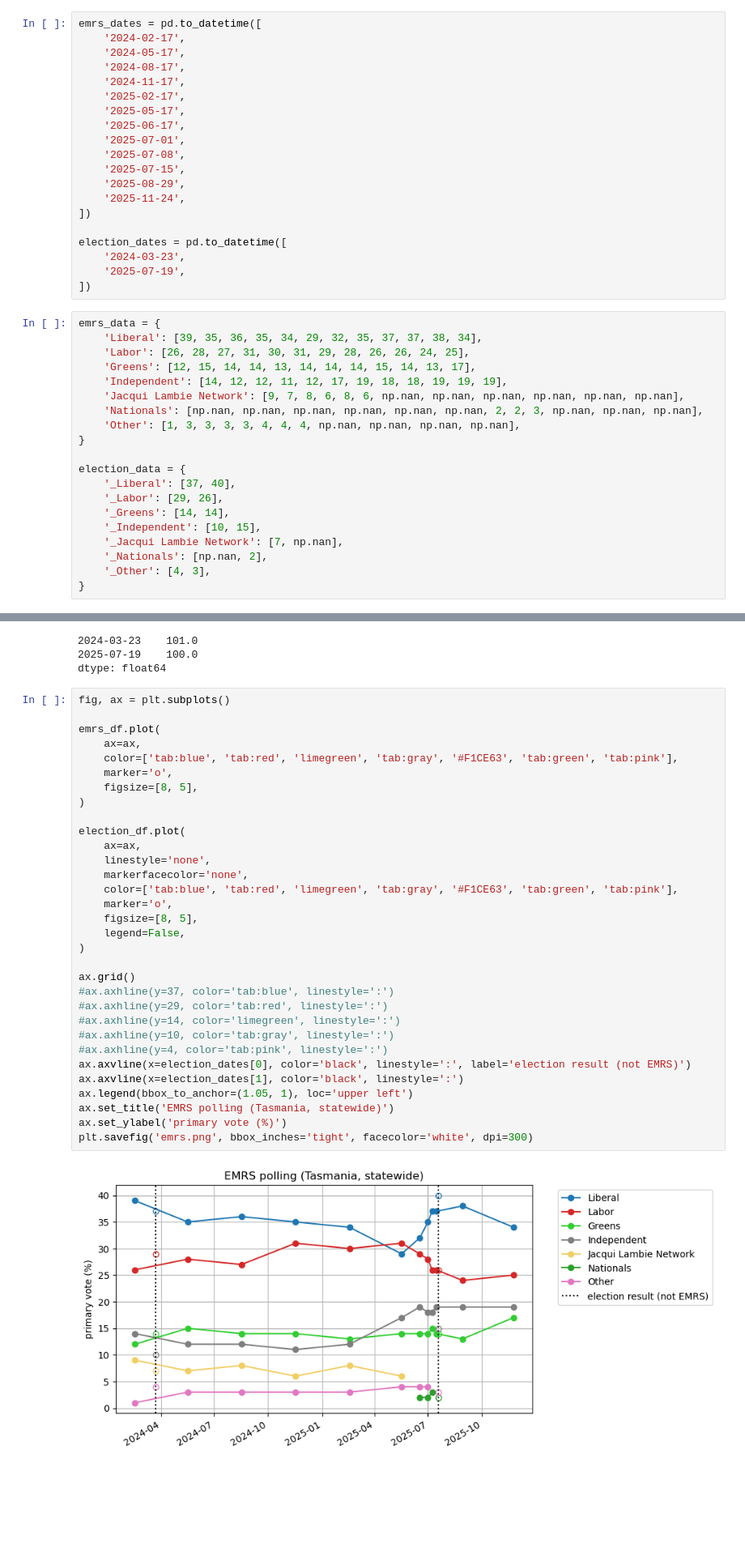
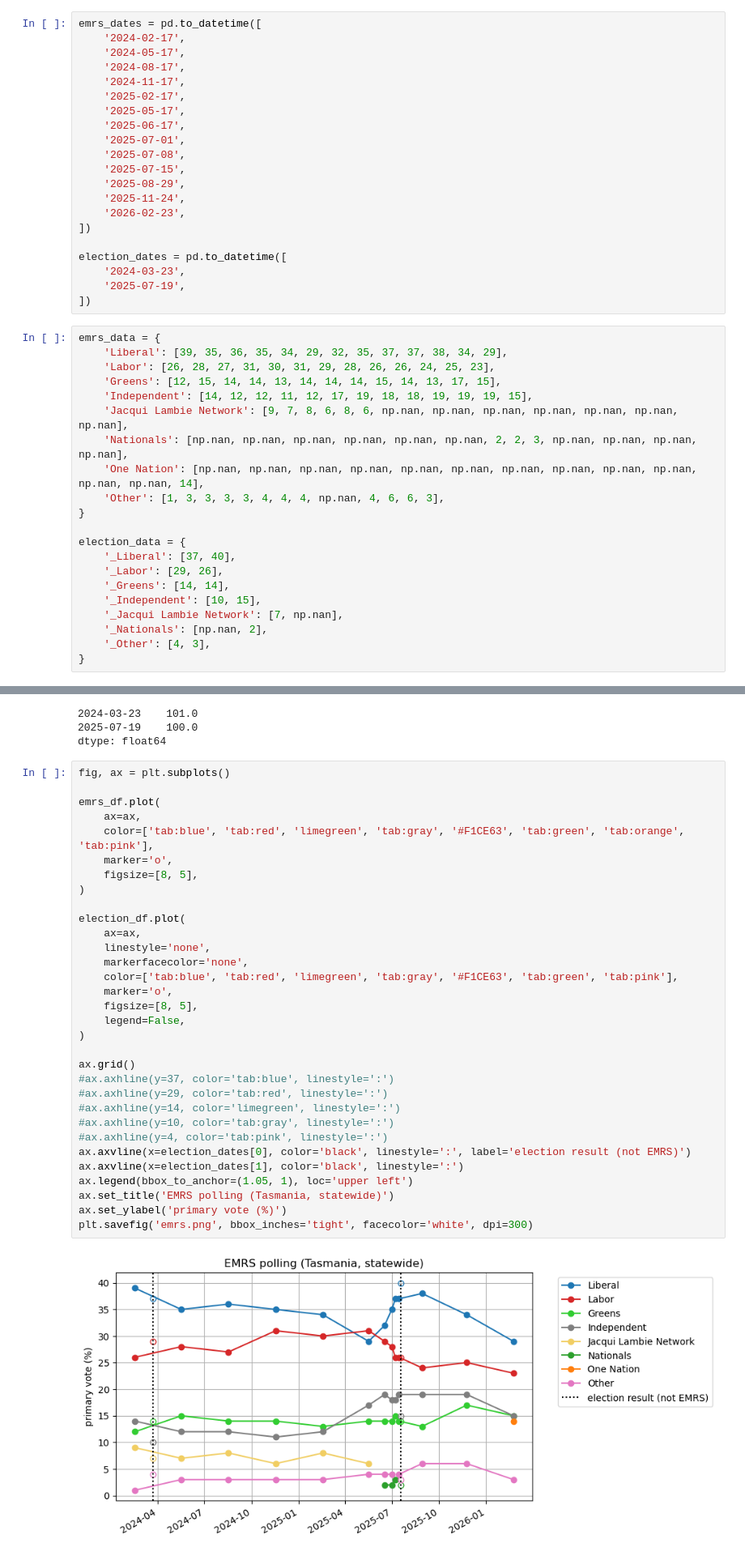
Before and after one commit to DamienIrving/election-analysis, a Jupyter notebook: EMRS.ipynb, the cells around one changed output, grey strips where cells are left out. Shown at 81% size. Saved outputs shown, nothing was run; the diff lists cells and outputs as text; blank space fills up the shorter version.

```diff
--- a/EMRS.ipynb
+++ b/EMRS.ipynb
@@ -16,6 +16,7 @@ emrs_dates = pd.to_datetime([
     '2025-07-15',
     '2025-08-29',
     '2025-11-24',
+    '2026-02-23',
 ])
 
 election_dates = pd.to_datetime([
@@ -24,13 +25,14 @@ election_dates = pd.to_datetime([
 ])
 # %%
 emrs_data = {
-    'Liberal': [39, 35, 36, 35, 34, 29, 32, 35, 37, 37, 38, 34],
-    'Labor': [26, 28, 27, 31, 30, 31, 29, 28, 26, 26, 24, 25],
-    'Greens': [12, 15, 14, 14, 13, 14, 14, 14, 15, 14, 13, 17],
-    'Independent': [14, 12, 12, 11, 12, 17, 19, 18, 18, 19, 19, 19],
-    'Jacqui Lambie Network': [9, 7, 8, 6, 8, 6, np.nan, np.nan, np.nan, np.nan, np.nan, np.nan],
-    'Nationals': [np.nan, np.nan, np.nan, np.nan, np.nan, np.nan, 2, 2, 3, np.nan, np.nan, np.nan],
-    'Other': [1, 3, 3, 3, 3, 4, 4, 4, np.nan, np.nan, np.nan, np.nan],
+    'Liberal': [39, 35, 36, 35, 34, 29, 32, 35, 37, 37, 38, 34, 29],
+    'Labor': [26, 28, 27, 31, 30, 31, 29, 28, 26, 26, 24, 25, 23],
+    'Greens': [12, 15, 14, 14, 13, 14, 14, 14, 15, 14, 13, 17, 15],
+    'Independent': [14, 12, 12, 11, 12, 17, 19, 18, 18, 19, 19, 19, 15],
+    'Jacqui Lambie Network': [9, 7, 8, 6, 8, 6, np.nan, np.nan, np.nan, np.nan, np.nan, np.nan, np.nan],
+    'Nationals': [np.nan, np.nan, np.nan, np.nan, np.nan, np.nan, 2, 2, 3, np.nan, np.nan, np.nan, np.nan],
+    'One Nation': [np.nan, np.nan, np.nan, np.nan, np.nan, np.nan, np.nan, np.nan, np.nan, np.nan, np.nan, np.nan, 14],
+    'Other': [1, 3, 3, 3, 3, 4, 4, 4, np.nan, 4, 6, 6, 3],
 }
 
 election_data = {
@@ -73,32 +76,32 @@ fig, ax = plt.subplots()
 
 emrs_df.plot(
     ax=ax,
-    color=['tab:blue', 'tab:red', 'limegreen', 'tab:gray', '#F1CE63', 'tab:green', 'tab:pink'],
+    color=['tab:blue', 'tab:red', 'limegreen', 'tab:gray', '#F1CE63', 'tab:green', 'tab:orange', 'tab:pink'],
     marker='o',
     figsize=[8, 5],
 )
 
 election_df.plot(
     ax=ax,
     linestyle='none',
     markerfacecolor='none',
     color=['tab:blue', 'tab:red', 'limegreen', 'tab:gray', '#F1CE63', 'tab:green', 'tab:pink'],
     marker='o',
     figsize=[8, 5],
     legend=False,
 )
 
 ax.grid()
 #ax.axhline(y=37, color='tab:blue', linestyle=':')
 #ax.axhline(y=29, color='tab:red', linestyle=':')
 #ax.axhline(y=14, color='limegreen', linestyle=':')
 #ax.axhline(y=10, color='tab:gray', linestyle=':')
 #ax.axhline(y=4, color='tab:pink', linestyle=':')
 ax.axvline(x=election_dates[0], color='black', linestyle=':', label='election result (not EMRS)')
 ax.axvline(x=election_dates[1], color='black', linestyle=':')
 ax.legend(bbox_to_anchor=(1.05, 1), loc='upper left')
 ax.set_title('EMRS polling (Tasmania, statewide)')
 ax.set_ylabel('primary vote (%)')
 plt.savefig('emrs.png', bbox_inches='tight', facecolor='white', dpi=300)
 # %% [output]
-[figure, old version]
+[figure, new version]
```
Also changed, not shown: parts of 1 cell of this notebook.
